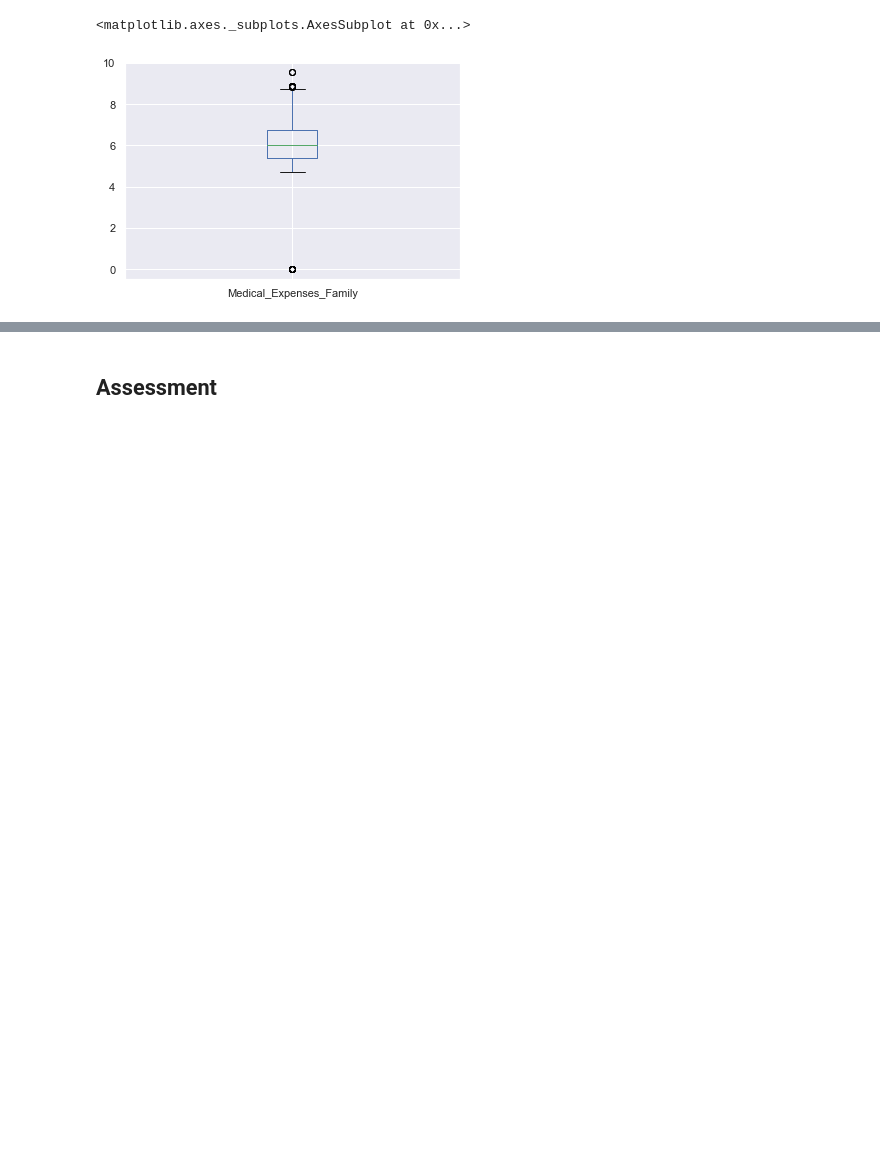
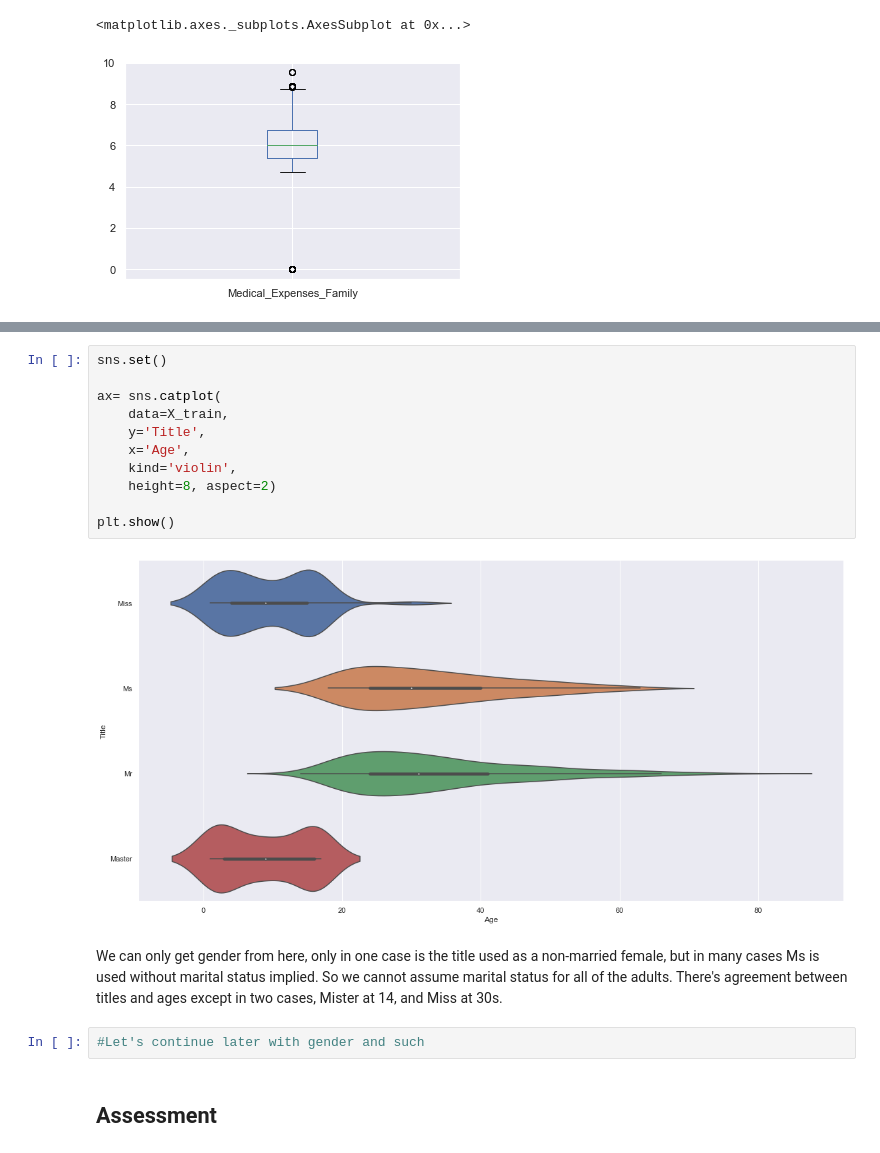
Before and after one commit to DavidSilva98/ML_project, a Jupyter notebook: group7.ipynb, the cells around one changed output, grey strips where cells are left out. Cells and saved outputs as stored; diff of their text form; blank space fills up the shorter version.

```diff
--- a/group7.ipynb
+++ b/group7.ipynb
@@ -465,3 +523,21 @@ np.log(X_train["Medical_Expenses_Family"] + 1).plot(kind="box")
+# %%
+sns.set()
+
+ax= sns.catplot(
+    data=X_train,
+    y='Title',
+    x='Age',
+    kind='violin',
+    height=8, aspect=2)
+
+plt.show()
+# %% [output]
+[figure, added]
+# %% [markdown]
+We can only get gender from here, only in one case is the title used as a non-married female, but in many cases Ms is used without marital status implied. So we cannot assume marital status for all of the adults.
+There's agreement between titles and ages except in two cases, Mister at 14, and Miss at 30s.
+# %%
+#Let's continue later with gender and such
 # %% [markdown]
 ## Assessment
 # %%
```
Also changed, not shown: parts of 17 cells of this notebook.
